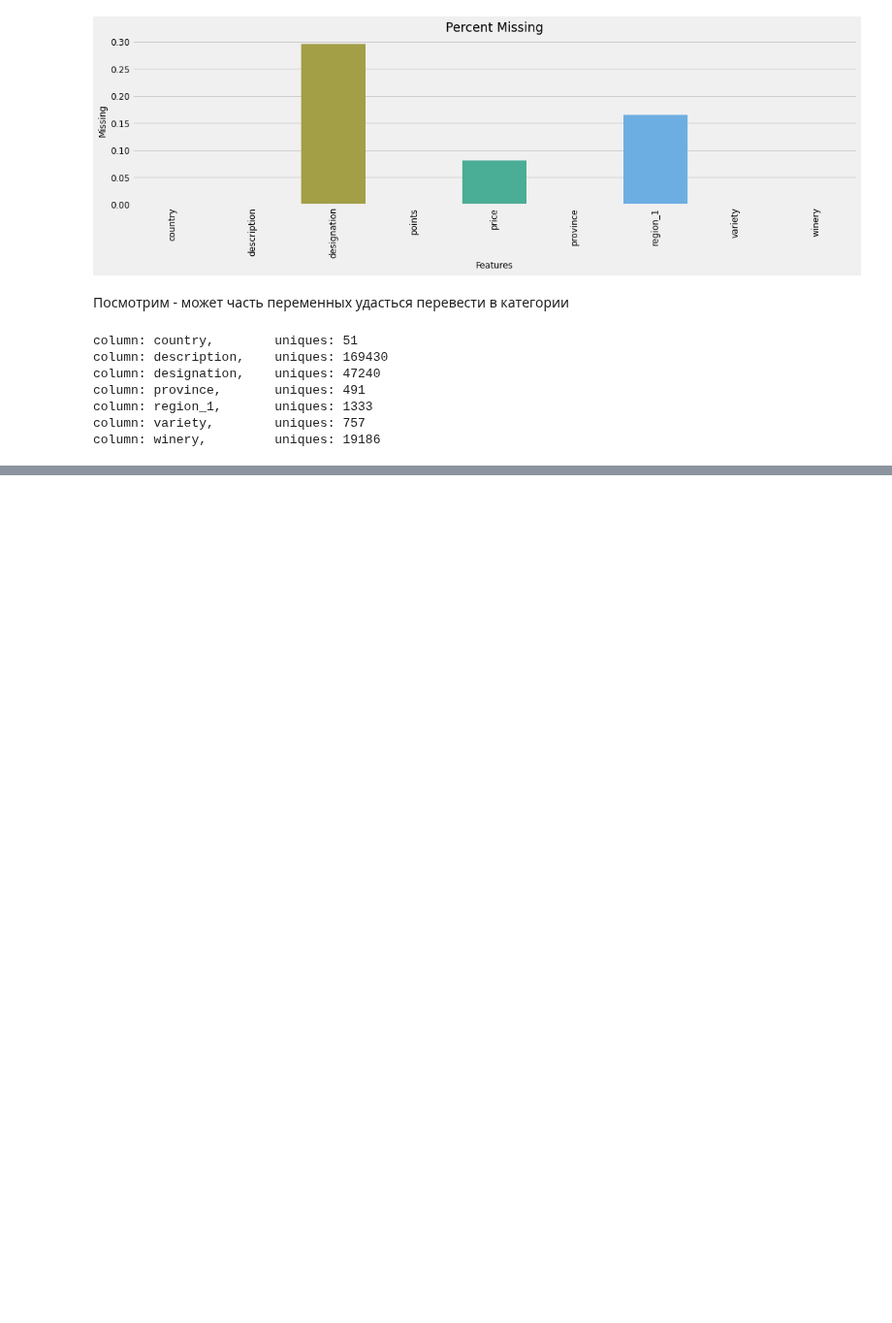
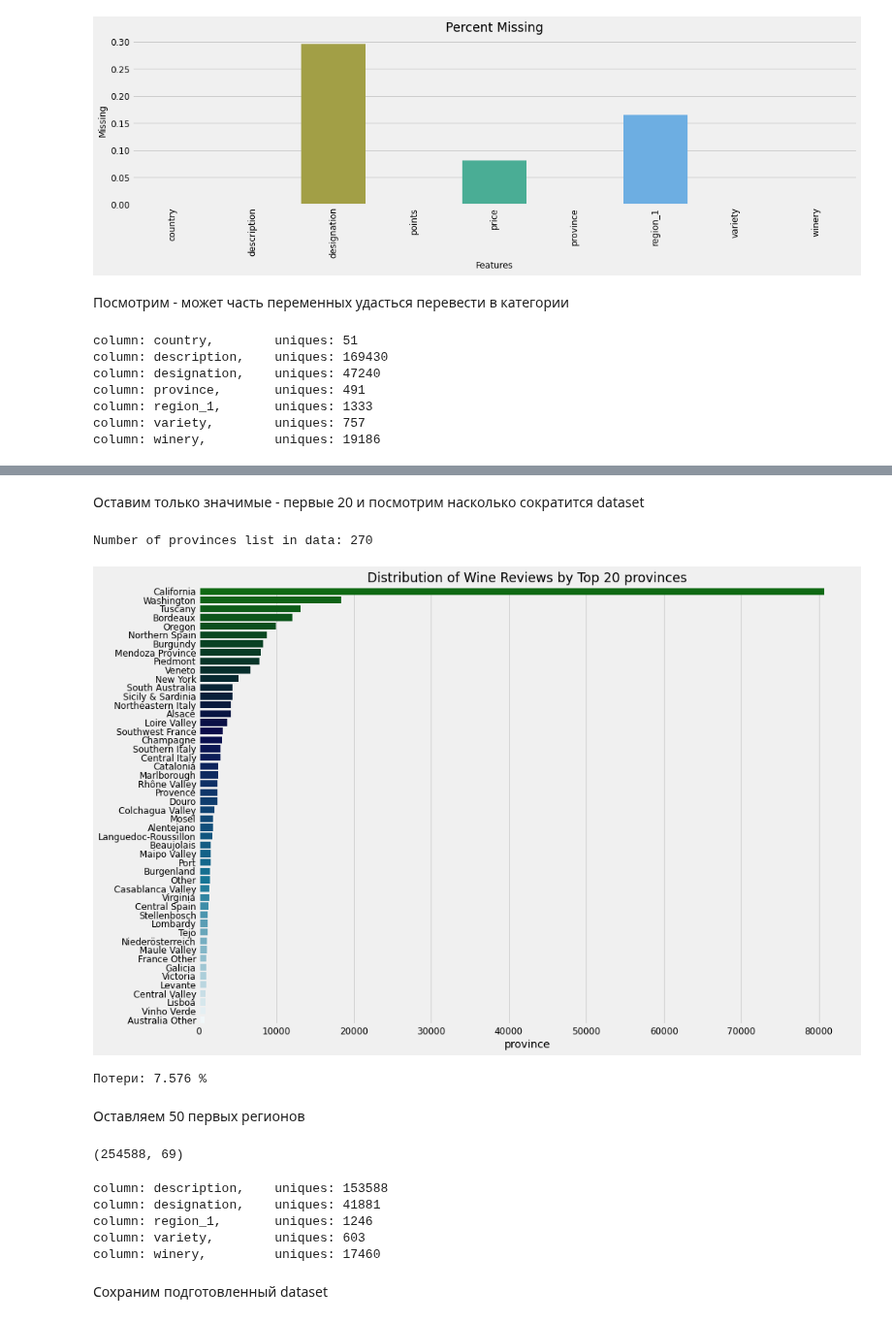
Before and after one commit to stureiko/GeekBrains, a Jupyter notebook: ML_in_business/CourseProject/CourseProject_ML_in_business.ipynb, the cells around one changed output, grey strips where cells are left out. Shown at 97% size. Cells and saved outputs as stored; diff of their text form; code cells hidden in the pictures; blank space fills up the shorter version.

```diff
--- a/ML_in_business/CourseProject/CourseProject_ML_in_business.ipynb
+++ b/ML_in_business/CourseProject/CourseProject_ML_in_business.ipynb
@@ -167,0 +252,39 @@ wine.head()
+# %% [markdown]
+Оставим только значимые - первые 20 и посмотрим насколько сократится dataset
+# %%
+print('Number of provinces list in data:',wine['province'].nunique())
+plt.figure(figsize=(14,10))
+cnt = wine['province'].value_counts().to_frame()[:50]
+#plt.xscale('log')
+sns.barplot(x= cnt['province'], y =cnt.index, data=cnt, palette='ocean',orient='h')
+plt.title('Distribution of Wine Reviews by Top 20 provinces')
+plt.show()
+# %% [output]
+Number of provinces list in data: 270
+[figure, added]
+# %%
+pr_idx = wine['province'].value_counts().to_frame()[:50].index
+print('Потери: {0:.3f} %'.format((wine.shape[0] - wine.loc[wine['province'].isin(list(pr_idx))].shape[0])/wine.shape[0]*100))
+# %% [output]
+Потери: 7.576 %
+# %% [markdown]
+Оставляем 50 первых регионов
+# %%
+wine = wine.loc[wine['province'].isin(list(pr_idx))]
+
+wine = pd.concat([wine.drop('province', axis=1),
+                          pd.get_dummies(wine['province'], prefix='province')], axis=1)
+wine.shape
+# %% [output]
+(254588, 69)
+# %%
+for col in wine.select_dtypes(include='object'):
+    print(f'column: {col}, \tuniques: {len(wine[col].unique())}')
+# %% [output]
+column: description,    uniques: 153588
+column: designation,    uniques: 41881
+column: region_1,       uniques: 1246
+column: variety,        uniques: 603
+column: winery,         uniques: 17460
+# %% [markdown]
+Сохраним подготовленный dataset
```
Also changed, not shown: parts of 26 cells of this notebook.
